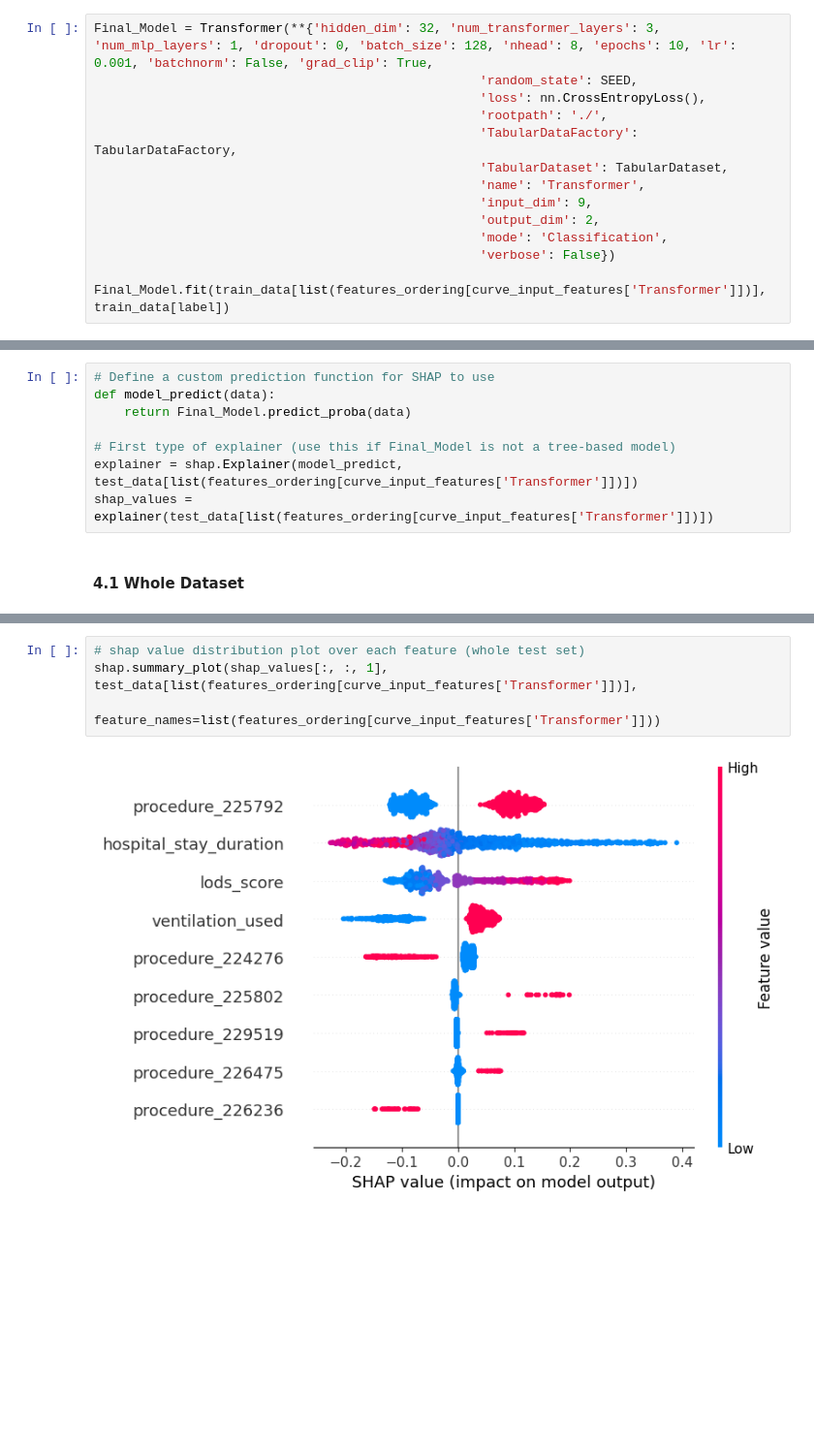
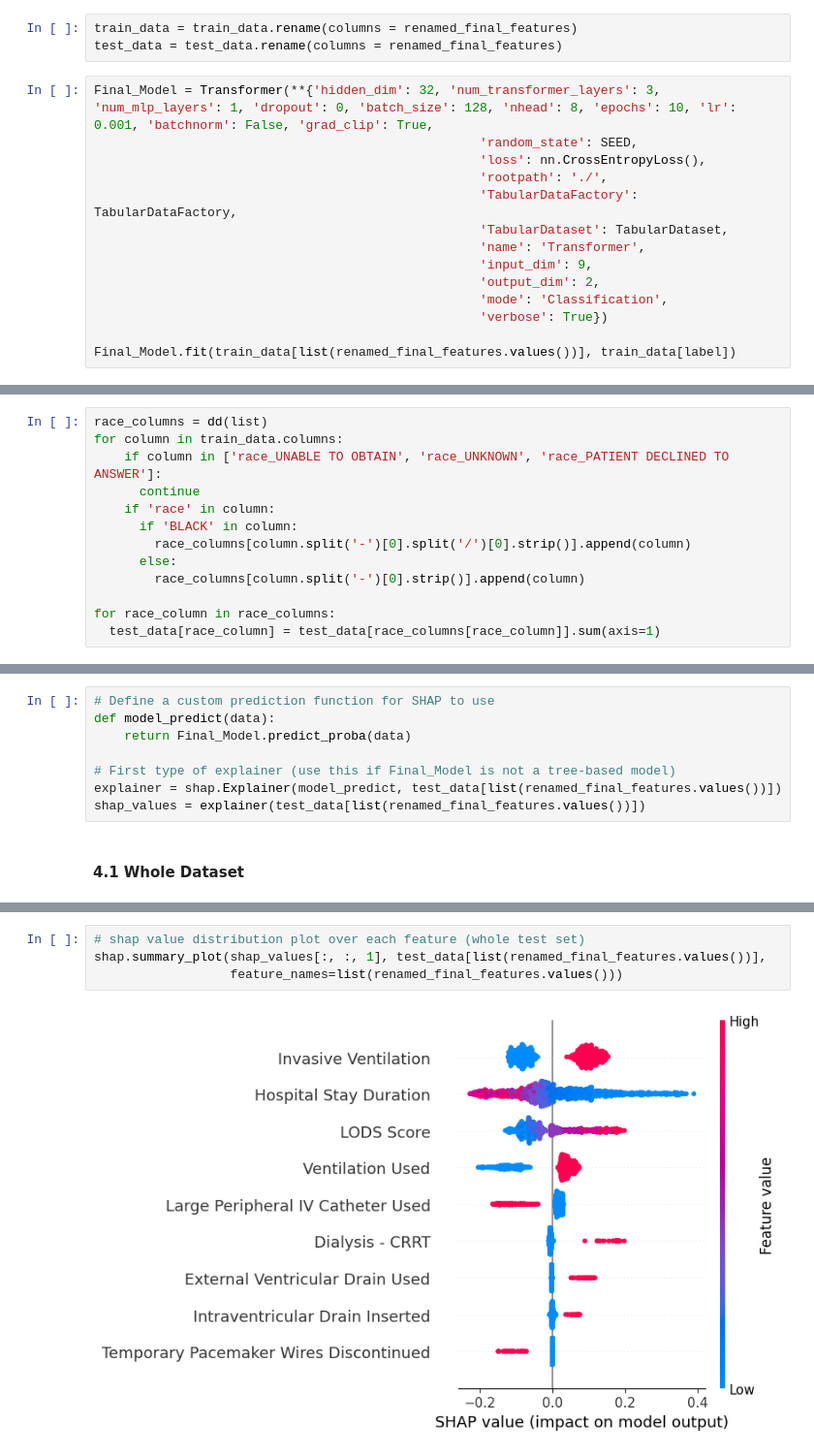
Before and after one commit to TGChenZP/COMP90089__GroupWork__Py, a Jupyter notebook: notebooks/FinalResults.ipynb, the cells around one changed output, grey strips where cells are left out. Shown at 97% size. Drawn from its saved outputs; the diff is of its cells as text; blank space fills up the shorter version.

```diff
--- a/notebooks/FinalResults.ipynb
+++ b/notebooks/FinalResults.ipynb
@@ -947,3 +958,6 @@ DeLongs Result :
+# %%
+train_data = train_data.rename(columns = renamed_final_features)
+test_data = test_data.rename(columns = renamed_final_features)
 # %%
 Final_Model = Transformer(**{'hidden_dim': 32, 'num_transformer_layers': 3, 'num_mlp_layers': 1, 'dropout': 0, 'batch_size': 128, 'nhead': 8, 'epochs': 10, 'lr': 0.001, 'batchnorm': False, 'grad_clip': True,
                                                    'random_state': SEED,
@@ -955,7 +969,7 @@ Final_Model = Transformer(**{'hidden_dim': 32, 'num_transformer_layers': 3, 'num
                                                    'input_dim': 9,
                                                    'output_dim': 2,
                                                    'mode': 'Classification',
-                                                   'verbose': False})
+                                                   'verbose': True})
 
-Final_Model.fit(train_data[list(features_ordering[curve_input_features['Transformer']])], train_data[label])
+Final_Model.fit(train_data[list(renamed_final_features.values())], train_data[label])
 # %%
@@ -1005,3 +1023,16 @@ def get_test_evaluation_statistics(model, feature_ordering, feature_input, data)
+# %%
+race_columns = dd(list)
+for column in train_data.columns:
+    if column in ['race_UNABLE TO OBTAIN', 'race_UNKNOWN', 'race_PATIENT DECLINED TO ANSWER']:
+      continue
+    if 'race' in column:
+      if 'BLACK' in column:
+        race_columns[column.split('-')[0].split('/')[0].strip()].append(column)
+      else:
+        race_columns[column.split('-')[0].strip()].append(column)
+
+for race_column in race_columns:
+  test_data[race_column] = test_data[race_columns[race_column]].sum(axis=1)
 # %%
 test_set_metrics = {}
 dataset_names = ['train_data', 'test_data']
@@ -1175,8 +1224,8 @@ def model_predict(data):
     return Final_Model.predict_proba(data)
 
 # First type of explainer (use this if Final_Model is not a tree-based model)
-explainer = shap.Explainer(model_predict, test_data[list(features_ordering[curve_input_features['Transformer']])])
-shap_values = explainer(test_data[list(features_ordering[curve_input_features['Transformer']])])
+explainer = shap.Explainer(model_predict, test_data[list(renamed_final_features.values())])
+shap_values = explainer(test_data[list(renamed_final_features.values())])
 # %% [markdown]
 #### 4.1 Whole Dataset
 # %%
@@ -1193,8 +1242,8 @@ shap.plots.beeswarm(shap_values[:, :, 1].abs, color = "shap_red")
 # %%
 # shap value distribution plot over each feature (whole test set)
-shap.summary_plot(shap_values[:, :, 1], test_data[list(features_ordering[curve_input_features['Transformer']])],
-                  feature_names=list(features_ordering[curve_input_features['Transformer']]))
+shap.summary_plot(shap_values[:, :, 1], test_data[list(renamed_final_features.values())],
+                  feature_names=list(renamed_final_features.values()))
 # %% [output]
-[figure, old version]
+[figure, new version]
 # %%
 # Get predicted probabilities for the test dataset (assume binary classification, class 1 probability)
```
Also changed, not shown: parts of 20 cells of this notebook, 17 other files.
